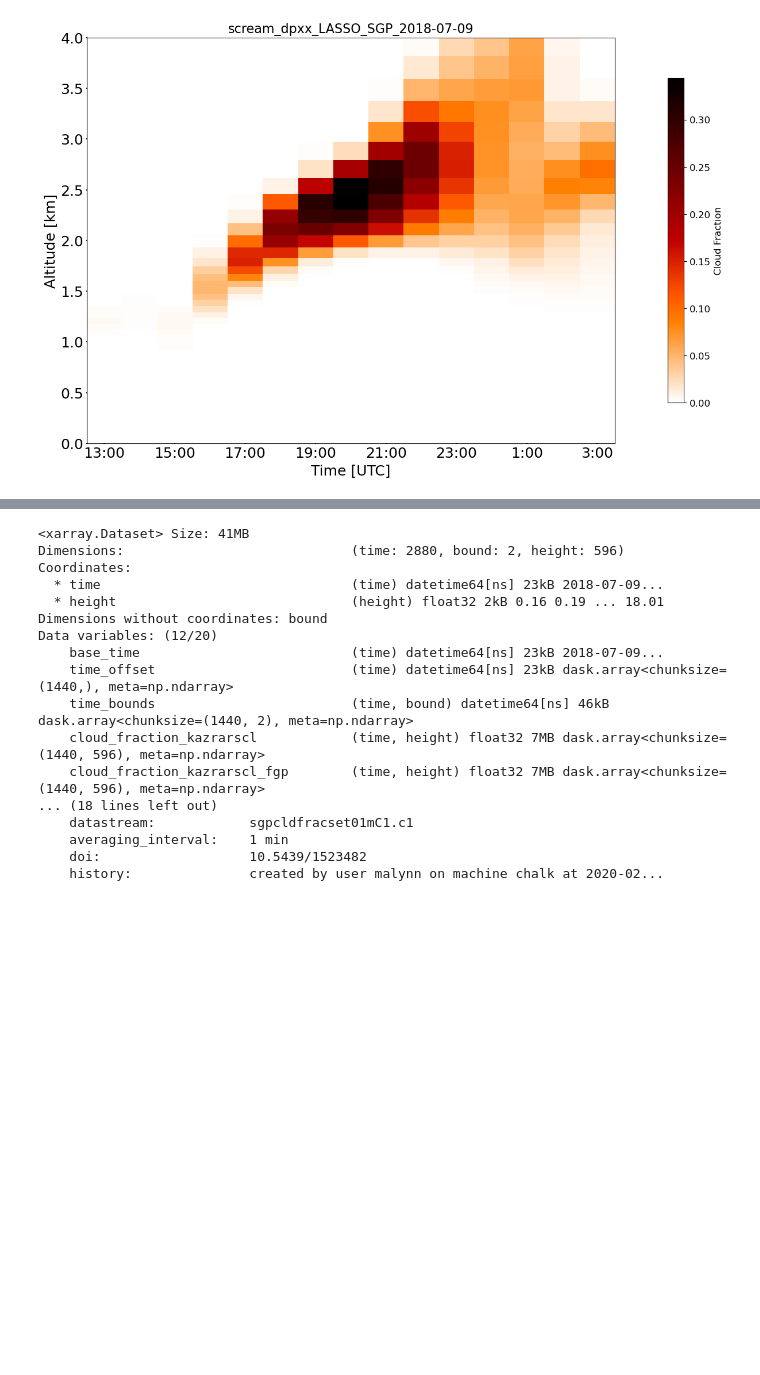
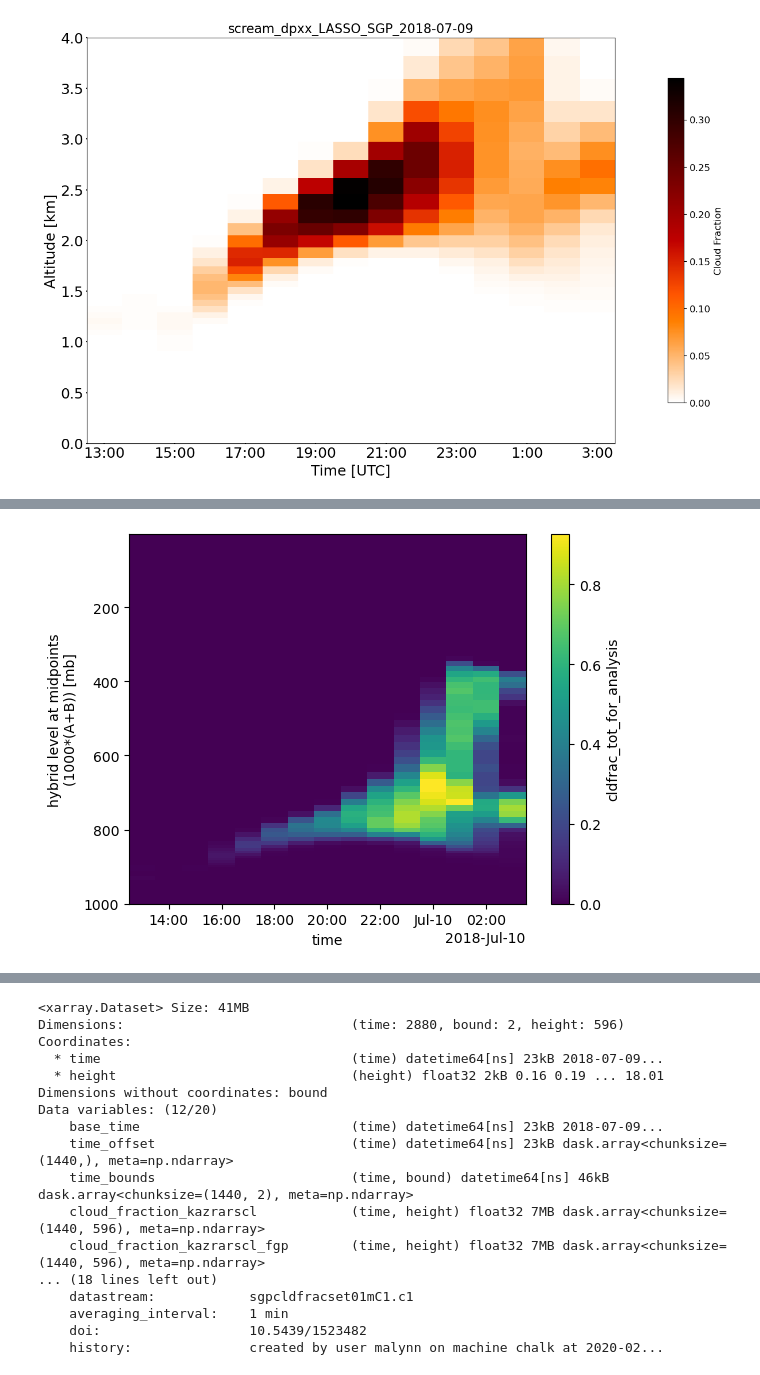
Before and after one commit to magpowell/model_meets_reality_BODS26, a Jupyter notebook: Roger-Playground.ipynb, the cells around one changed output, grey strips where cells are left out. Cells and saved outputs as stored; diff of their text form; code cells hidden in the pictures; blank space fills up the shorter version.

```diff
--- a/Roger-Playground.ipynb
+++ b/Roger-Playground.ipynb
@@ -24,7 +24,7 @@ Github Repository Link: TBD
 # %%
 pre_path  = '/pscratch/sd/l/linlin00/DPxx_simulations/LASSO_SGP/'
 
-DATA_PATH = r'/data/project/ARM_Summer_School_2026/data/dpscream/'
+DATA_PATH = r'/data/project/ARM_Summer_School_2026/data/modeling/dpscream/'
 
 case_path = ['scream_dpxx_LASSO_SGP_2018-07-09',
              'scream_dpxx_LASSO_SGP_2019-05-17',
@@ -67,0 +125,5 @@ for acase in [case_path[0]]:
+# %%
+ncfid.cldfrac_tot_for_analysis.max(dim='ncol').plot(x='time',y='lev',)
+plt.gca().invert_yaxis()
+# %% [output]
+[figure, added]
```
Also changed, not shown: parts of 10 cells of this notebook.
